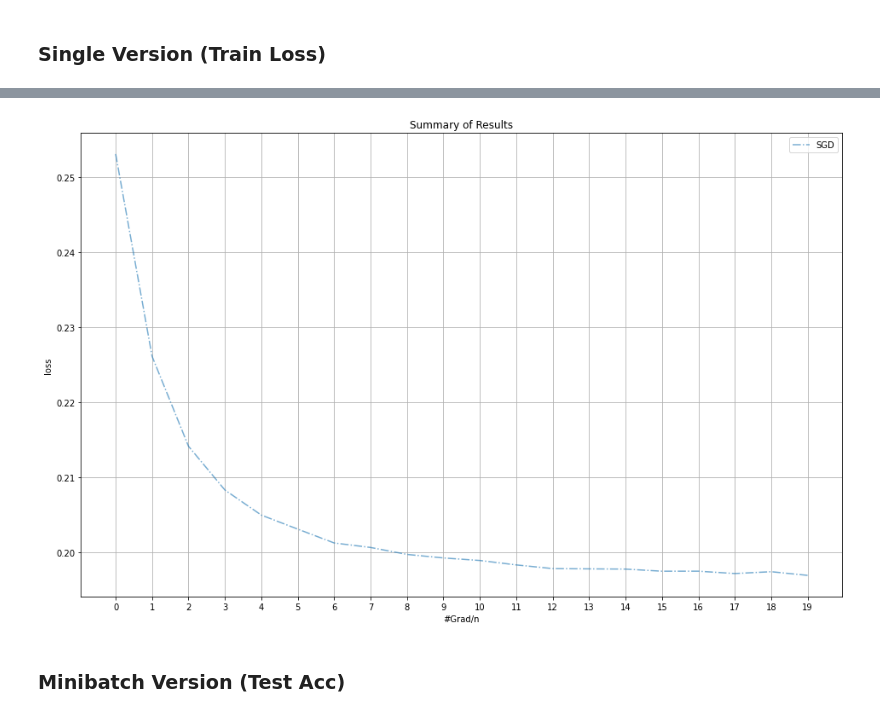
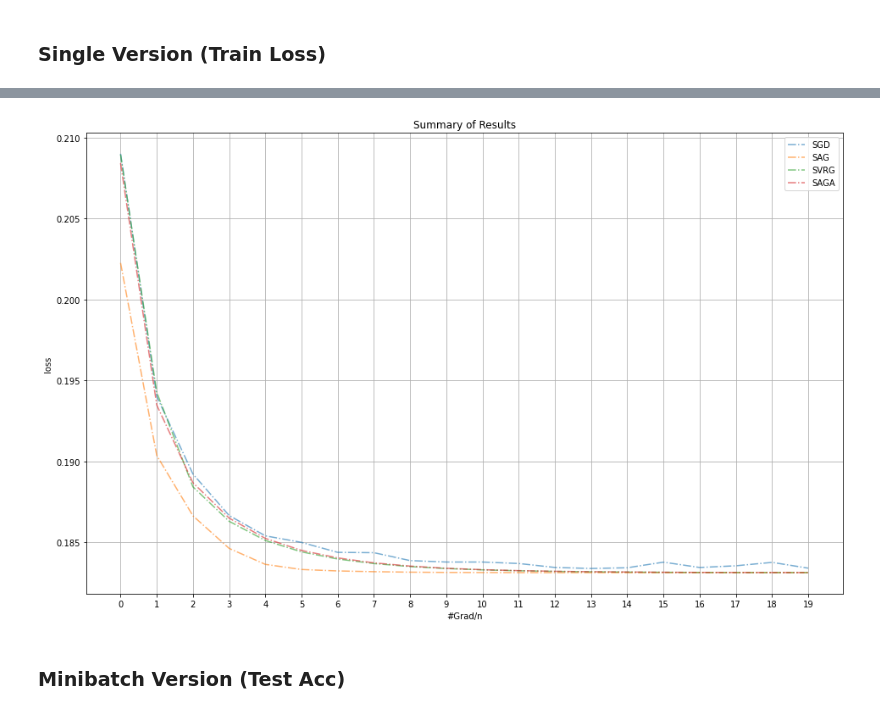
Before and after one commit to simonCodeZzz/DSA4212_Assignment2, a Jupyter notebook: try.ipynb, the cells around one changed output, grey strips where cells are left out. Saved outputs shown, nothing was run; the diff lists cells and outputs as text; code cells hidden in the pictures.

```diff
--- a/try.ipynb
+++ b/try.ipynb
@@ -859,0 +1524,5 @@ beta_init.shape
+# %%
+from sklearn.linear_model import LogisticRegression
+
+model = LogisticRegression(penalty='none', solver='lbfgs', fit_intercept=False, max_iter=1000, tol=1e-20)
+model.fit(train_data, np.ravel(train_label))
@@ -892,0 +1566,5 @@ beta_SGD_single, record_SGD_single = train_SGD_single(train_data, train_label, b
+# %%
+# SAG
+beta = np.copy(beta_init)
+
+beta_SAG_single, record_SAG_single = train_SAG_single(train_data, train_label, beta_init, 0.01, loss_LR, loss_LR_single_grad, n_run=20, verbose = 1)
@@ -892,0 +1592,5 @@ beta_SGD_single, record_SGD_single = train_SGD_single(train_data, train_label, b
+# %%
+# SVRG
+beta = np.copy(beta_init)
+
+beta_SVRG_single, record_SVRG_single = train_SVRG_single(train_data, train_label, beta_init, 0.01, loss_LR, loss_LR_single_grad, n_run=10, verbose = 1)
@@ -892,0 +1618,5 @@ beta_SGD_single, record_SGD_single = train_SGD_single(train_data, train_label, b
+# %%
+# SAGA
+beta = np.copy(beta_init)
+
+beta_SAGA_single, record_SAGA_single = train_SAGA_single(train_data, train_label, beta_init, 0.01, loss_LR, loss_LR_single_grad, n_run=20, verbose = 1)
@@ -893,7 +1644,8 @@ beta_SGD_single, record_SGD_single = train_SGD_single(train_data, train_label, b
 # %%
-record_graph([record_SGD_single],'loss_#Grad/n')
+record_graph([record_SGD_single, record_SAG_single, record_SVRG_single, record_SAGA_single],'loss_#Grad/n')
+plt.savefig("plot/ijcnn_single_loss.jpg")
 # %% [output]
-[figure, old version]
+[figure, new version]
 # %% [markdown]
 ### Minibatch Version (Test Acc)
 # %%
```
Also changed, not shown: parts of 101 cells of this notebook, 3 other files.
